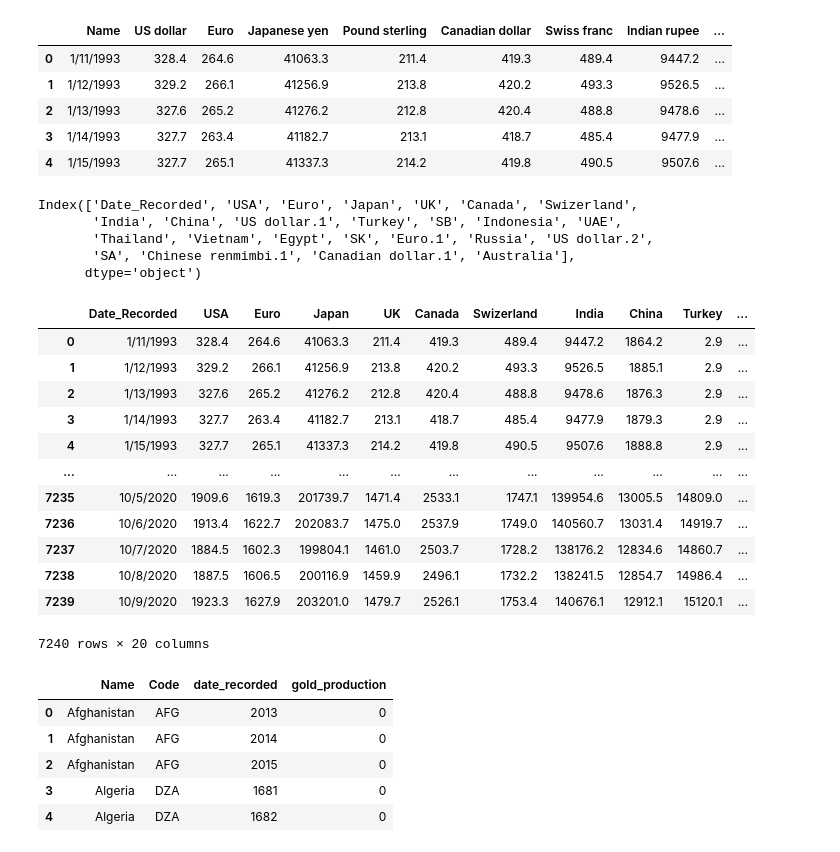
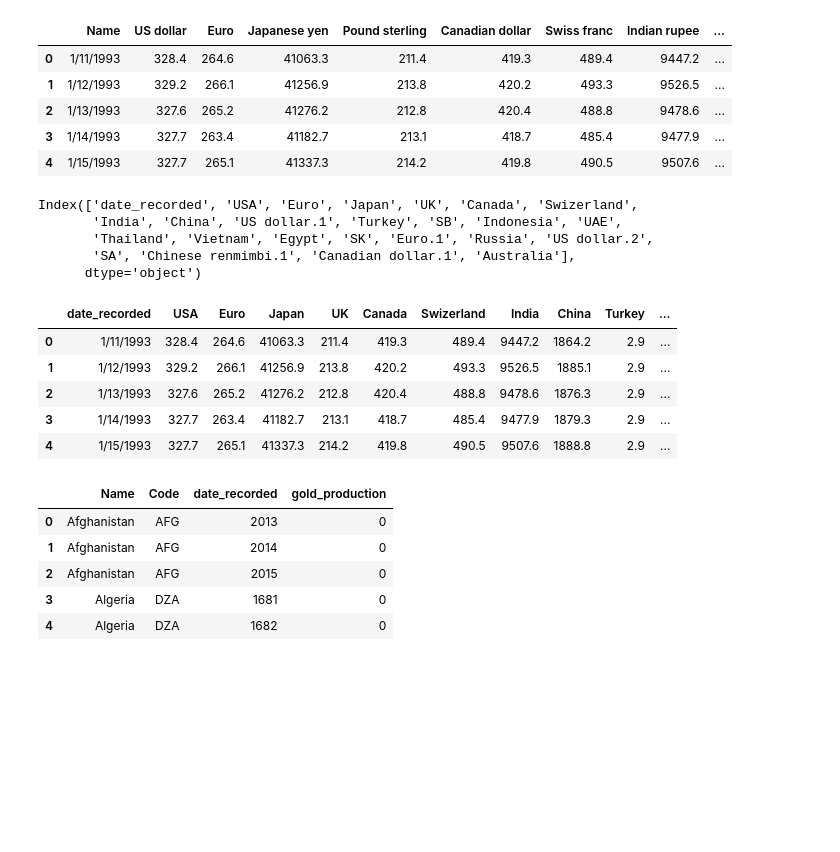
Before and after one commit to cjvilla/Gold-Projections, a Jupyter notebook: Code/clean_renaming_data.ipynb, the cells around one changed output. Cells and saved outputs as stored; diff of their text form; code cells hidden in the pictures; blank space fills up the shorter version.

Commit message:
uploaded renamed columns

```diff
--- a/Code/clean_renaming_data.ipynb
+++ b/Code/clean_renaming_data.ipynb
@@ -25,7 +25,7 @@ gold_df.head()
 | 4 | 1/15/1993 | 327.7 | 265.1 | 41337.3 | 214.2 | 419.8 | 490.5 | 9507.6 | ... |
 # %%
 gold_df = gold_df.rename(columns={
-    'Name': 'Date_Recorded',
+    'Name': 'date_recorded',
     'US dollar': 'USA',
     'Euro': 'Euro',
     'Japanese yen': 'Japan',
@@ -49,27 +49,21 @@ gold_df = gold_df.rename(columns={
 # %%
 gold_df.columns
 # %% [output]
-Index(['Date_Recorded', 'USA', 'Euro', 'Japan', 'UK', 'Canada', 'Swizerland',
+Index(['date_recorded', 'USA', 'Euro', 'Japan', 'UK', 'Canada', 'Swizerland',
        'India', 'China', 'US dollar.1', 'Turkey', 'SB', 'Indonesia', 'UAE',
        'Thailand', 'Vietnam', 'Egypt', 'SK', 'Euro.1', 'Russia', 'US dollar.2',
        'SA', 'Chinese renmimbi.1', 'Canadian dollar.1', 'Australia'],
       dtype='object')
 # %%
-gold_df.drop(columns=['US dollar.1', 'Euro.1', 'US dollar.2', 'Chinese renmimbi.1', 'Canadian dollar.1'])
+gold_df = gold_df.drop(columns=['US dollar.1', 'Euro.1', 'US dollar.2', 'Chinese renmimbi.1', 'Canadian dollar.1'])
+gold_df.head()
 # %% [output]
-|  | Date_Recorded | USA | Euro | Japan | UK | Canada | Swizerland | India | China | Turkey | ... |
+|  | date_recorded | USA | Euro | Japan | UK | Canada | Swizerland | India | China | Turkey | ... |
 | 0 | 1/11/1993 | 328.4 | 264.6 | 41063.3 | 211.4 | 419.3 | 489.4 | 9447.2 | 1864.2 | 2.9 | ... |
 | 1 | 1/12/1993 | 329.2 | 266.1 | 41256.9 | 213.8 | 420.2 | 493.3 | 9526.5 | 1885.1 | 2.9 | ... |
 | 2 | 1/13/1993 | 327.6 | 265.2 | 41276.2 | 212.8 | 420.4 | 488.8 | 9478.6 | 1876.3 | 2.9 | ... |
 | 3 | 1/14/1993 | 327.7 | 263.4 | 41182.7 | 213.1 | 418.7 | 485.4 | 9477.9 | 1879.3 | 2.9 | ... |
 | 4 | 1/15/1993 | 327.7 | 265.1 | 41337.3 | 214.2 | 419.8 | 490.5 | 9507.6 | 1888.8 | 2.9 | ... |
-| ... | ... | ... | ... | ... | ... | ... | ... | ... | ... | ... | ... |
-| 7235 | 10/5/2020 | 1909.6 | 1619.3 | 201739.7 | 1471.4 | 2533.1 | 1747.1 | 139954.6 | 13005.5 | 14809.0 | ... |
-| 7236 | 10/6/2020 | 1913.4 | 1622.7 | 202083.7 | 1475.0 | 2537.9 | 1749.0 | 140560.7 | 13031.4 | 14919.7 | ... |
-| 7237 | 10/7/2020 | 1884.5 | 1602.3 | 199804.1 | 1461.0 | 2503.7 | 1728.2 | 138176.2 | 12834.6 | 14860.7 | ... |
-| 7238 | 10/8/2020 | 1887.5 | 1606.5 | 200116.9 | 1459.9 | 2496.1 | 1732.2 | 138241.5 | 12854.7 | 14986.4 | ... |
-| 7239 | 10/9/2020 | 1923.3 | 1627.9 | 203201.0 | 1479.7 | 2526.1 | 1753.4 | 140676.1 | 12912.1 | 15120.1 | ... |
-7240 rows × 20 columns
 # %%
 gold_production_df = pd.read_csv('https://gold-projections.s3.amazonaws.com/gold-production.csv')
 gold_production_df = gold_production_df.rename(columns={
```
Also changed, not shown: parts of 3 cells of this notebook.
